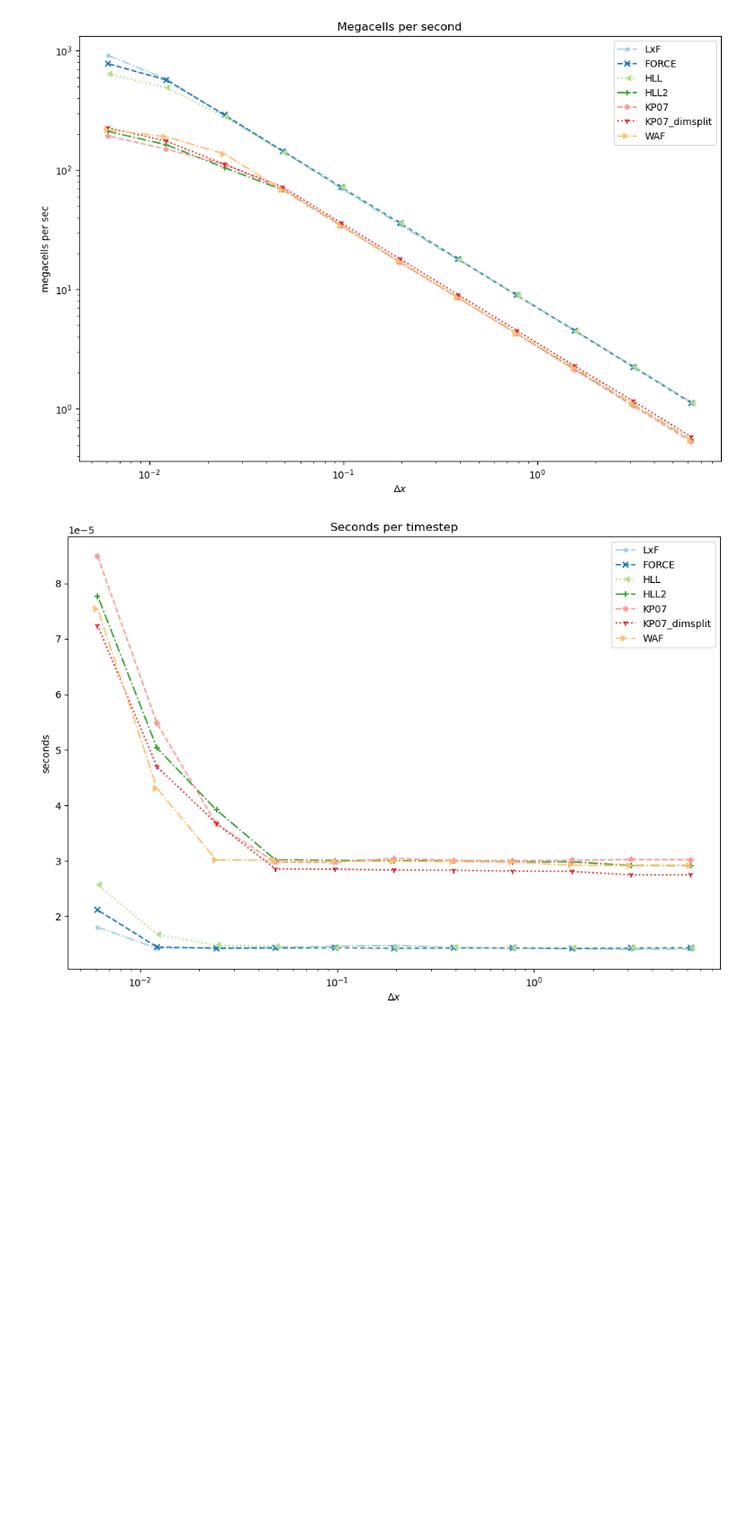
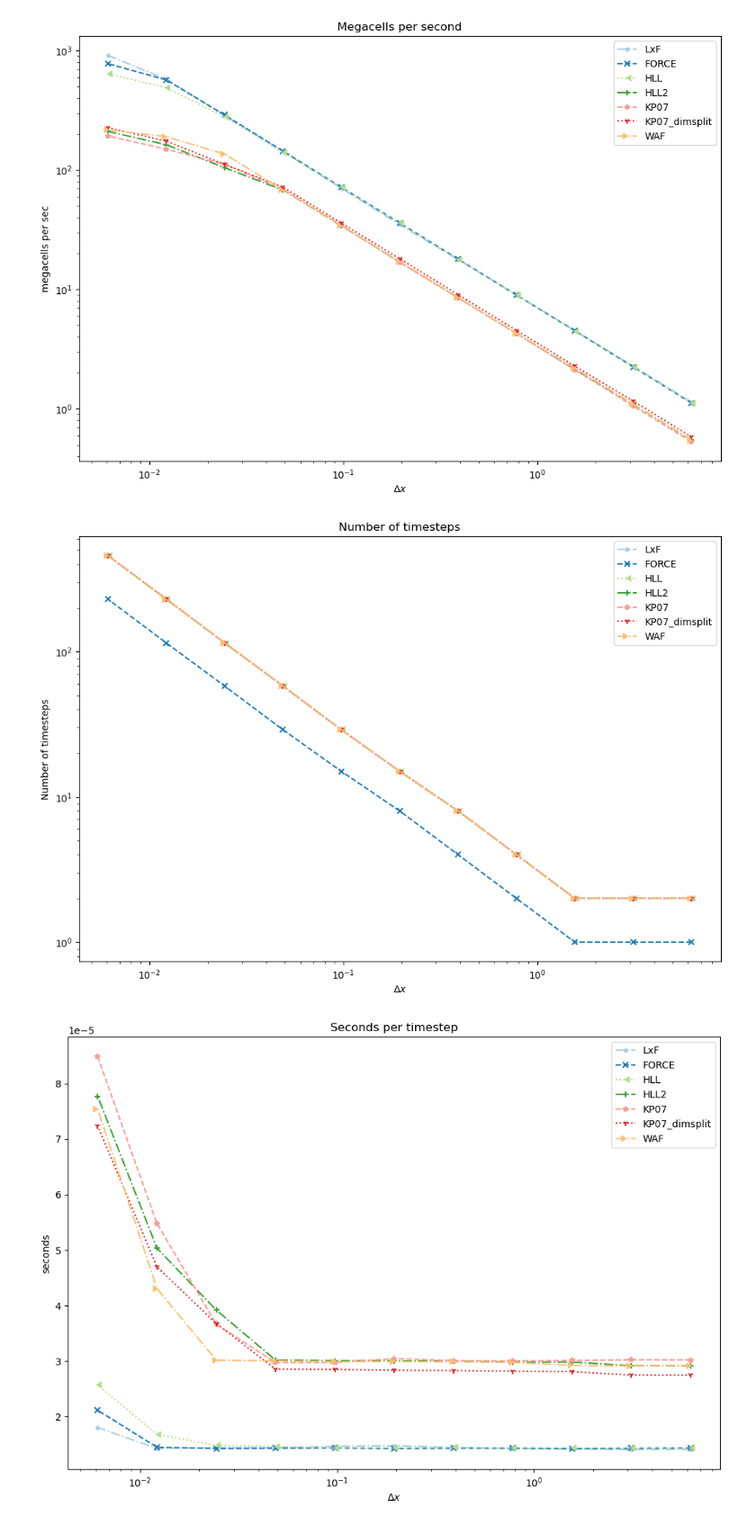
Before and after one commit to aadi-bh/FiniteVolumeGPU, a Jupyter notebook: TimeToSolutionSmooth1D.ipynb, the cells around one changed output. Shown at 90% size. Cells and saved outputs as stored; diff of their text form; code cells hidden in the pictures; blank space fills up the shorter version.

```diff
--- a/TimeToSolutionSmooth1D.ipynb
+++ b/TimeToSolutionSmooth1D.ipynb
@@ -316,6 +316,22 @@ plt.title("Megacells per second")
 miscPlotting.save_figure(fig, "megacells per second")
 # %% [output]
 [figure]
+# %%
+import miscPlotting
+import importlib
+importlib.reload(miscPlotting)
+fig = plt.figure()
+
+miscPlotting.setBwStyles(fig.gca())
+for i, simulator in enumerate(simulators):
+    plt.loglog(width / ds, sim_nt[i,:], label = simulator.__name__)
+    plt.xlabel("$\Delta x$")
+    plt.ylabel("Number of timesteps")
+plt.legend()
+plt.title("Number of timesteps")
+miscPlotting.save_figure(fig, "number_of_timesteps")
+# %% [output]
+[figure, added]
 # %%
 import miscPlotting
 import importlib
```
Also changed, not shown: parts of 12 cells of this notebook.
